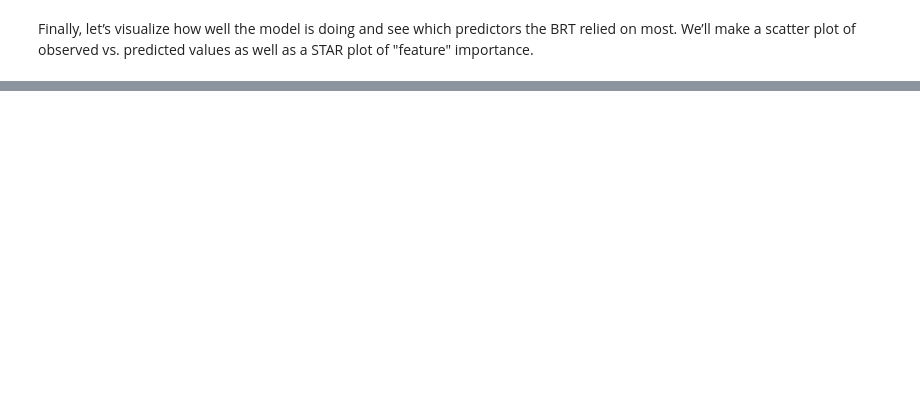
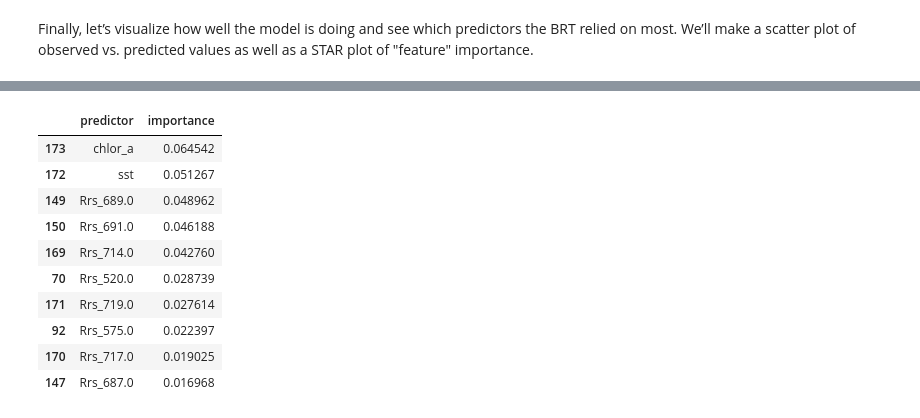
Before and after one commit to fish-pace/2026-proj-hab-prediction-west, a Jupyter notebook: contributor_folders/Deborah/brt_analysis.ipynb, the cells around one changed output, grey strips where cells are left out. Drawn from its saved outputs; the diff is of its cells as text; code cells hidden in the pictures; blank space fills up the shorter version.

```diff
--- a/contributor_folders/Deborah/brt_analysis.ipynb
+++ b/contributor_folders/Deborah/brt_analysis.ipynb
@@ -160,0 +168,23 @@ plt.show()
+# %%
+top10 = (
+    pd.DataFrame({
+        "predictor": predictors,
+        "importance": brt.feature_importances_
+    })
+    .sort_values("importance", ascending=False)
+    .head(10)
+)
+
+top10
+# %% [output]
+|  | predictor | importance |
+| 173 | chlor_a | 0.064542 |
+| 172 | sst | 0.051267 |
+| 149 | Rrs_689.0 | 0.048962 |
+| 150 | Rrs_691.0 | 0.046188 |
+| 169 | Rrs_714.0 | 0.042760 |
+| 70 | Rrs_520.0 | 0.028739 |
+| 171 | Rrs_719.0 | 0.027614 |
+| 92 | Rrs_575.0 | 0.022397 |
+| 170 | Rrs_717.0 | 0.019025 |
+| 147 | Rrs_687.0 | 0.016968 |
```
Also changed, not shown: parts of 8 cells of this notebook.
